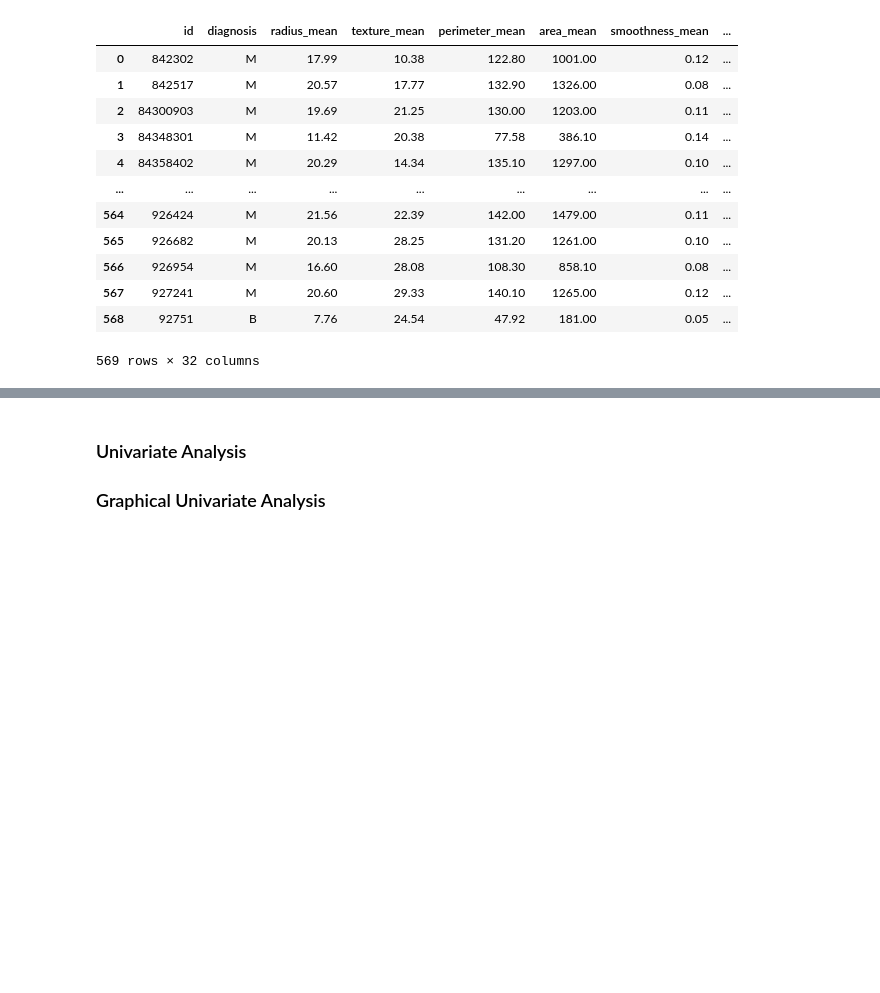
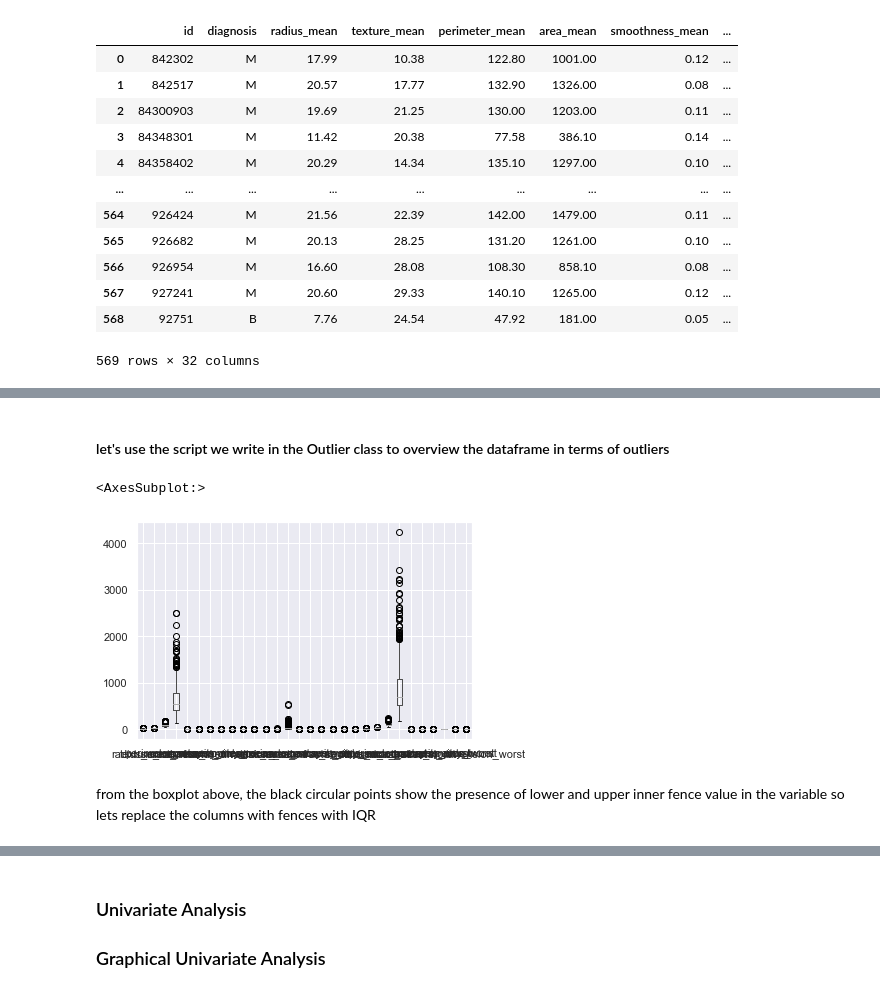
Before and after one commit to Samrawit02/Causality, a Jupyter notebook: notebook/EDA.ipynb, the cells around one changed output, grey strips where cells are left out. Cells and saved outputs as stored; diff of their text form; code cells hidden in the pictures; blank space fills up the shorter version.

Commit message:
adding visualization

```diff
--- a/notebook/EDA.ipynb
+++ b/notebook/EDA.ipynb
@@ -80,4 +85,4 @@ missing_df.head()
 # %% [markdown]
 #### Let's Drop the Unnamed: 32
 # %%
-data.pop("Unnamed: 32")
+#data.pop("Unnamed: 32")
@@ -163,0 +161,10 @@ clean_data
+# %%
+Id = ["id"]
+categorical_column= ["diagnosis"]
+# %%
+num_columns = Id
+num_columns.extend(categorical_column)
+# %%
+numeric_columns = [col if col not in num_columns else ' ' for col in data]
+numeric_columns = list(filter(lambda a: a != ' ', numeric_columns))
+numeric_columns
@@ -163,0 +227,10 @@ clean_data
+# %% [markdown]
+#### let's use the script we write in the Outlier class to overview the dataframe in terms of outliers
+# %%
+data[numeric_columns].boxplot()
+# %% [output]
+<AxesSubplot:>
+[figure, added]
+# %% [markdown]
+from the boxplot above, the black circular points show the presence of lower and upper inner fence value in the variable
+so lets replace the columns with fences with IQR
```
Also changed, not shown: parts of 41 cells of this notebook.
